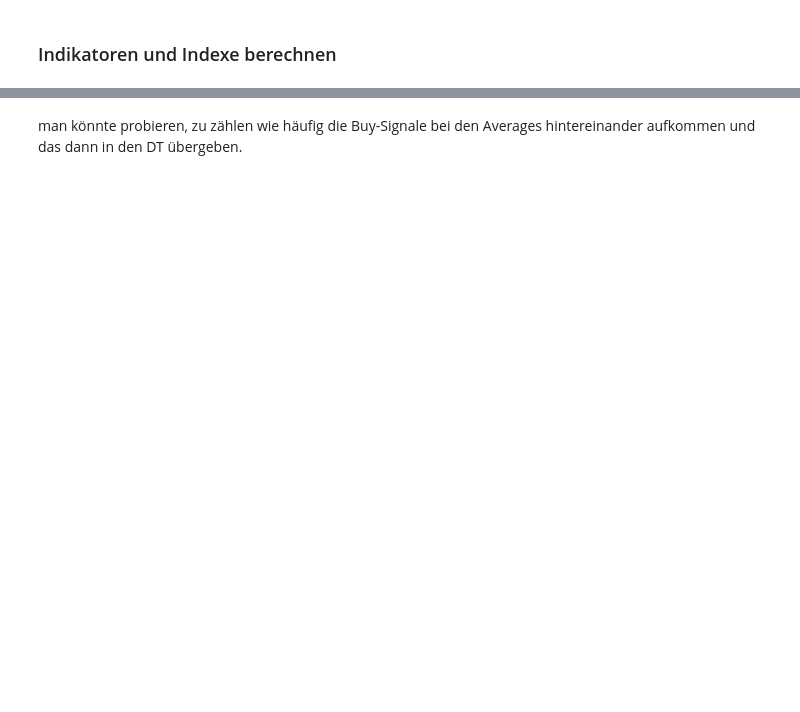
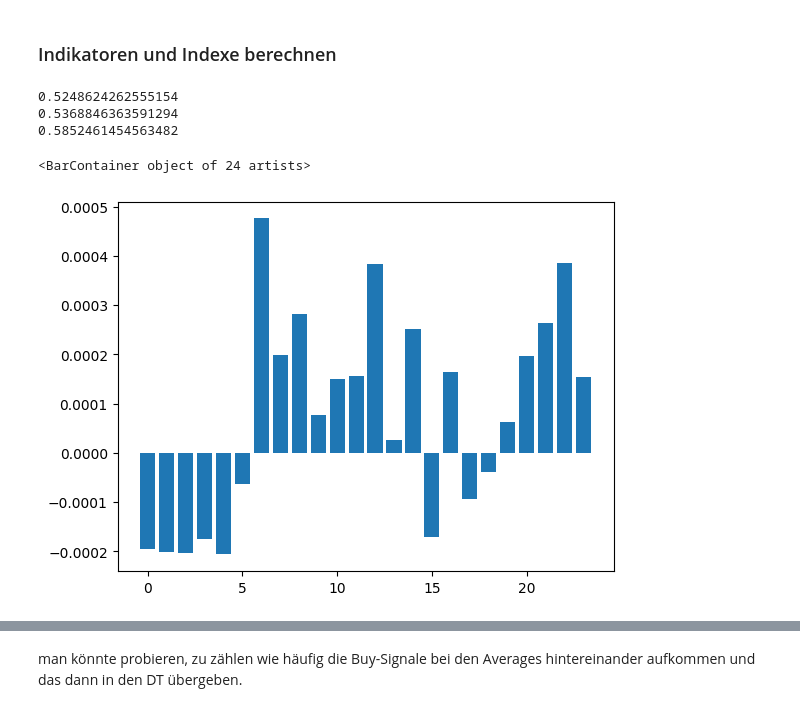
Before and after one commit to adrianbeer/GetaBot, a Jupyter notebook: DecisionTree.ipynb, the cells around one changed output, grey strips where cells are left out. Drawn from its saved outputs; the diff is of its cells as text; code cells hidden in the pictures; blank space fills up the shorter version.

```diff
--- a/DecisionTree.ipynb
+++ b/DecisionTree.ipynb
@@ -140,7 +160,7 @@ dt_indicators = []
 OBV_berechnen(df_hour)
 MACD_berechnen(df_hour)
 dt_indicators.extend([f'OBV', f'MACD'])
-for i in [50, 500]:#[5, 10, 20, 50, 100, 500, 1000]:
+for i in [24, 24*7, 24*100]:#[5, 10, 20, 50, 100, 500, 1000]:
     SMA_berechnen(df_hour, i)
     RSI_berechnen(df_hour, i)
     EMA_berechnen(df_hour, i)
@@ -149,3 +169,14 @@ for i in [50, 500]:#[5, 10, 20, 50, 100, 500, 1000]:
     Stochastic_RSI_berechnen(df_hour, i)
     indicators.extend([f"RSI_{i}", f"EMA_{i}", f"HMA_{i}", f"Momentum_{i}", f"StochRSI_{i}"])
     dt_indicators.extend([f"RSI_{i}", f"SMA_{i}_Sig", f"EMA_{i}_Sig", f"HMA_{i}_Sig", f"Momentum_{i}", f"StochRSI_{i}"])
+# %% [output]
+0.5248624262555154
+0.5368846363591294
+0.5852461454563482
+# %%
+df_hour["Hour"] = df_hour["Open time"].dt.hour
+tmp = df_hour.groupby("Hour")["pct"].mean()
+plt.bar(x=tmp.index, height=tmp)
+# %% [output]
+<BarContainer object of 24 artists>
+[figure, added]
```
Also changed, not shown: parts of 21 cells of this notebook.
